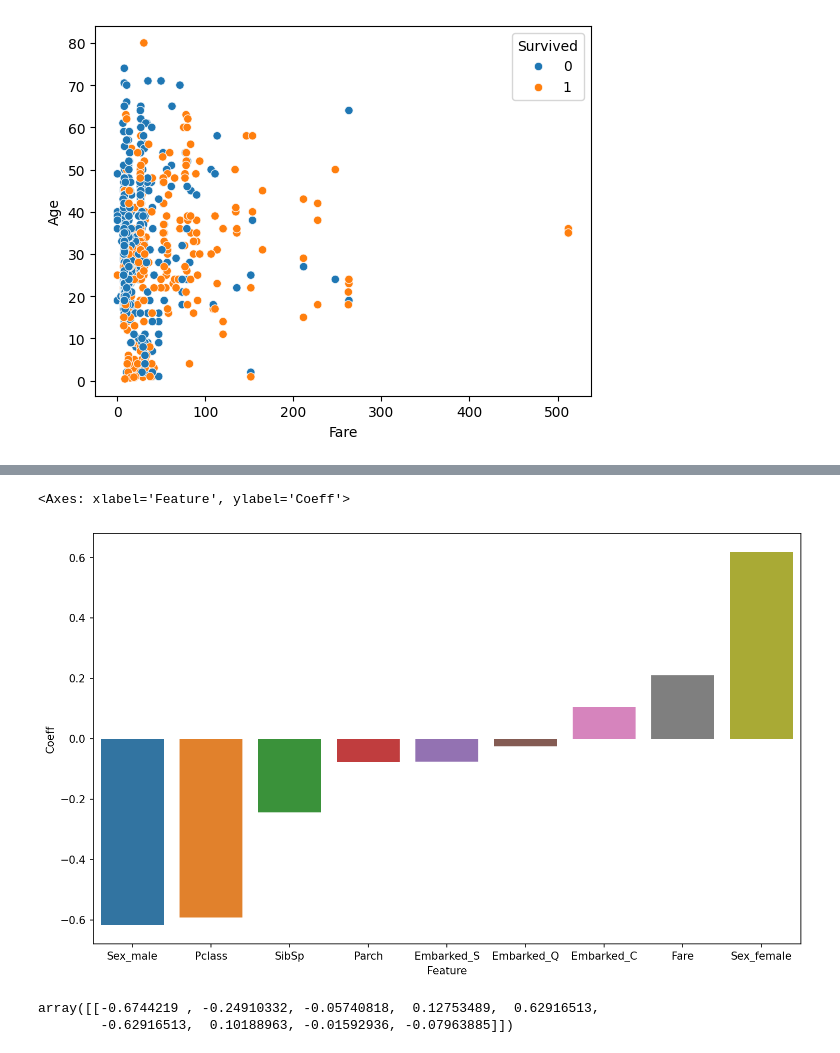
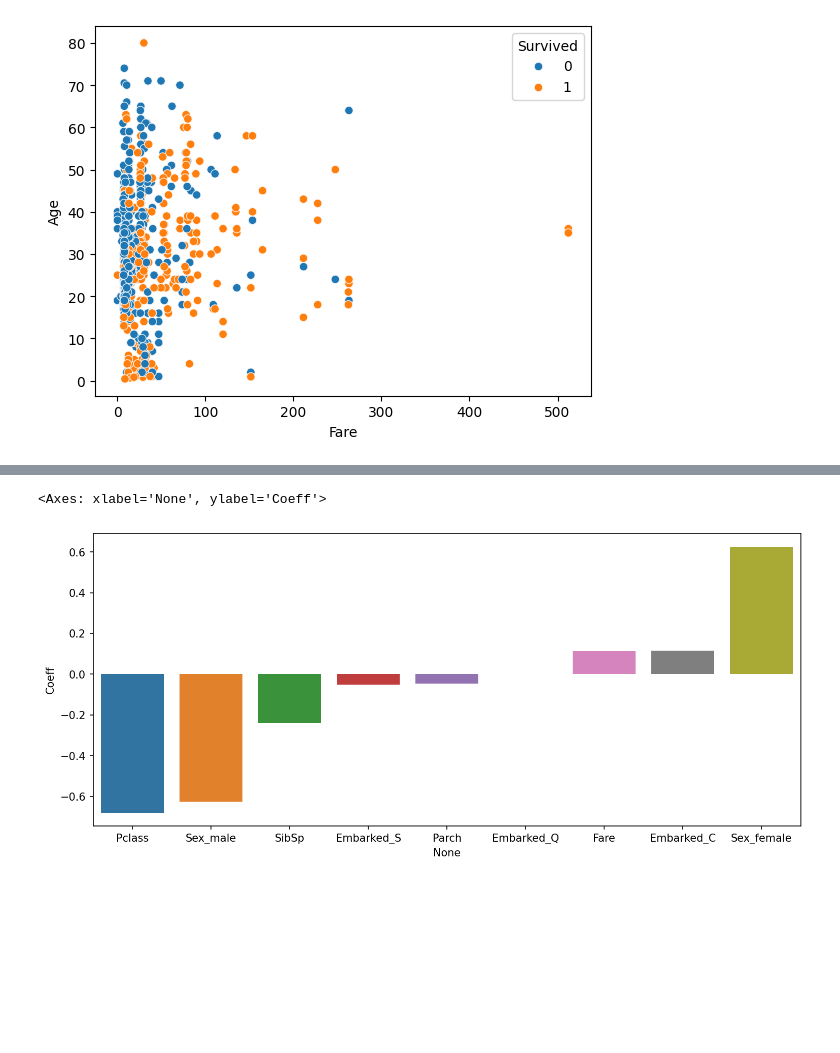
Before and after one commit to StartsevMaksim/Kaggle, a Jupyter notebook: Titanic - Machine Learning from Disaster/Titanic.ipynb, the cells around one changed output, grey strips where cells are left out. Cells and saved outputs as stored; diff of their text form; code cells hidden in the pictures; blank space fills up the shorter version.

```diff
--- a/Titanic - Machine Learning from Disaster/Titanic.ipynb
+++ b/Titanic - Machine Learning from Disaster/Titanic.ipynb
@@ -88,3 +63,0 @@ StandardScaler()
-# %%
-X_train = scaler.transform(X_train)
-X_test = scaler.transform(X_test)
@@ -90,0 +92,9 @@ X_test = scaler.transform(X_test)
+# %%
+#GradBoost
+model = GradientBoostingClassifier()
+pipe_model = Pipeline([('model', model)])
+grid_param = {'model__n_estimators': list(range(1,50))}
+# %%
+#Обучение модели
+grid_model = GridSearchCV(estimator=pipe_model, param_grid=grid_param, scoring='accuracy', cv=5, verbose=2)
+grid_model.fit(X_train, y_train)
@@ -138,11 +198,10 @@ coeff = coeff.sort_values('Coeff')
+# %%
+#Значимость признаков
+coeff = pd.DataFrame(data=grid_model.best_estimator_['model'].coef_[0], columns=['Coeff'], index=X.columns)
 # %%
-plt.figure(figsize=(12,7), dpi=150)
-sns.barplot(data=coeff, x='Feature', y='Coeff', hue='Feature')
+coeff = coeff.sort_values('Coeff')
+plt.figure(figsize=(12,5), dpi=150)
+sns.barplot(data=coeff, x=coeff.index, y='Coeff', hue=coeff.index)
 # %% [output]
-<Axes: xlabel='Feature', ylabel='Coeff'>
+<Axes: xlabel='None', ylabel='Coeff'>
-[figure, old version]
+[figure, new version]
-# %%
-model.coef_
-# %% [output]
-array([[-0.6744219 , -0.24910332, -0.05740818,  0.12753489,  0.62916513,
-        -0.62916513,  0.10188963, -0.01592936, -0.07963885]])
```
Also changed, not shown: parts of 41 cells of this notebook, 4 other files.
